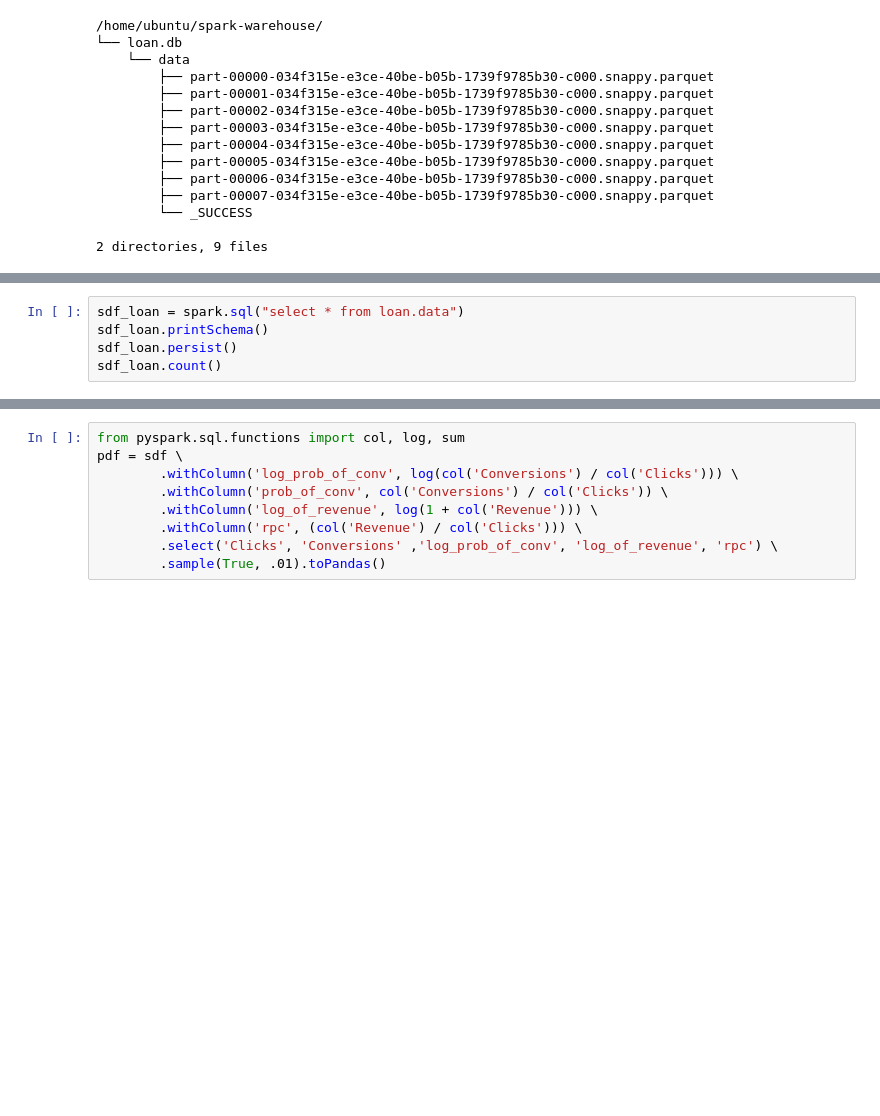
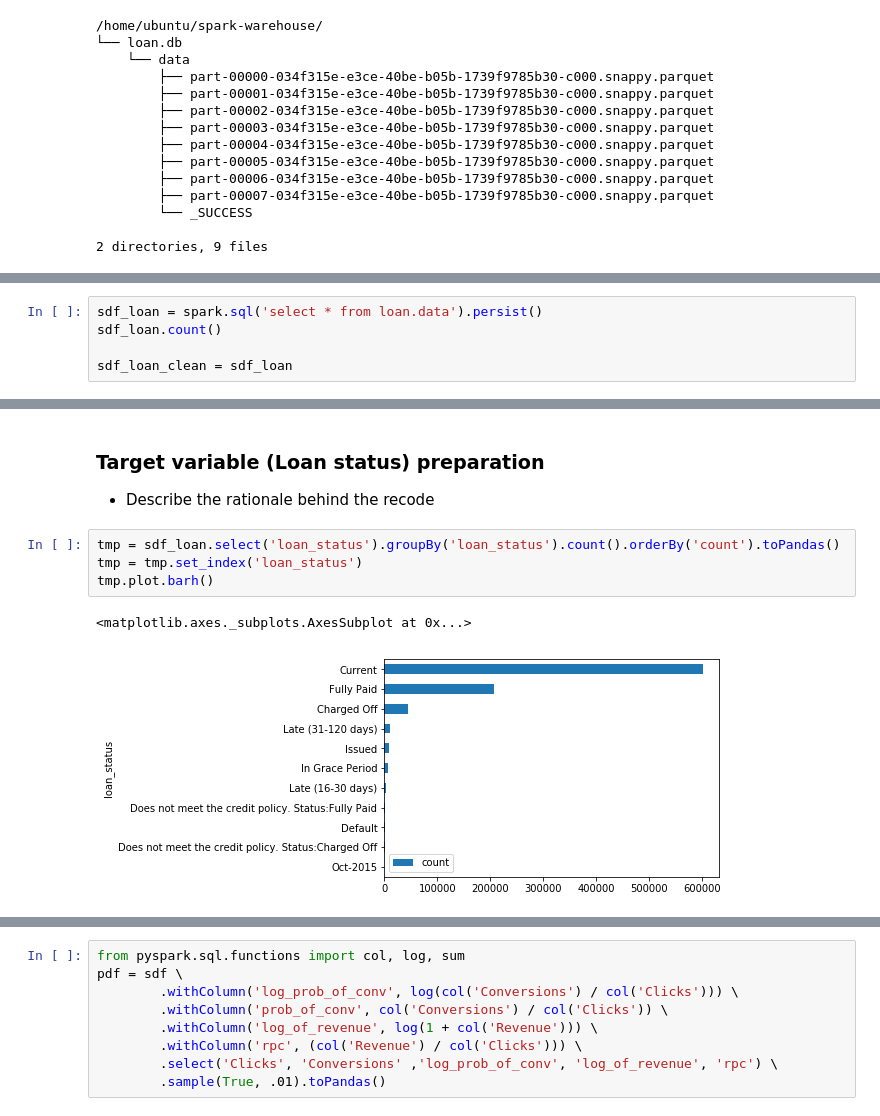
Before and after one commit to jakubglinka/ml-loan, a Jupyter notebook: notebooks/loan_defaults_prediction.ipynb, the cells around one changed output, grey strips where cells are left out. Saved outputs shown, nothing was run; the diff lists cells and outputs as text; blank space fills up the shorter version.

Commit message:
prepared target variable and loan description features

```diff
--- a/notebooks/loan_defaults_prediction.ipynb
+++ b/notebooks/loan_defaults_prediction.ipynb
@@ -151,5 +174,5 @@ sdf_loan.write.saveAsTable('loan.data')
 # %%
-sdf_loan = spark.sql("select * from loan.data")
-sdf_loan.printSchema()
-sdf_loan.persist()
+sdf_loan = spark.sql('select * from loan.data').persist()
 sdf_loan.count()
+
+sdf_loan_clean = sdf_loan
@@ -316,0 +223,11 @@ dtype: object
+# %% [markdown]
+### Target variable (Loan status) preparation
+
+ - Describe the rationale behind the recode
+# %%
+tmp = sdf_loan.select('loan_status').groupBy('loan_status').count().orderBy('count').toPandas()
+tmp = tmp.set_index('loan_status')
+tmp.plot.barh()
+# %% [output]
+<matplotlib.axes._subplots.AxesSubplot at 0x...>
+[figure, added]
```
Also changed, not shown: parts of 31 cells of this notebook.
